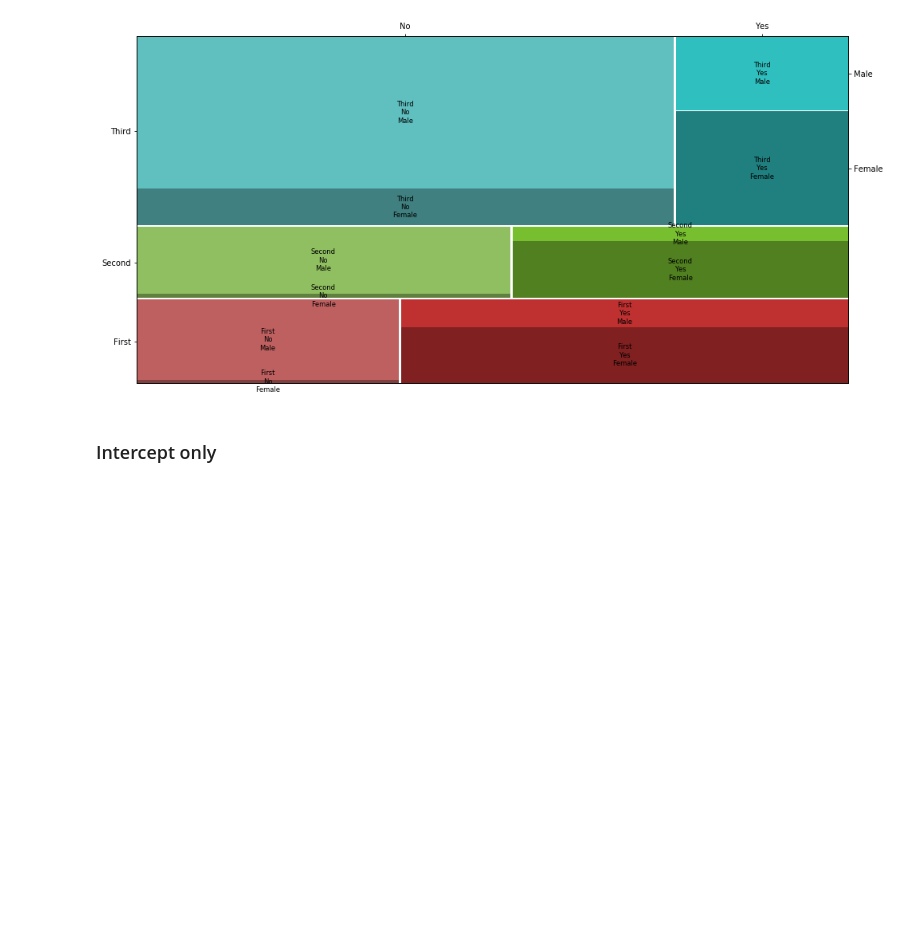
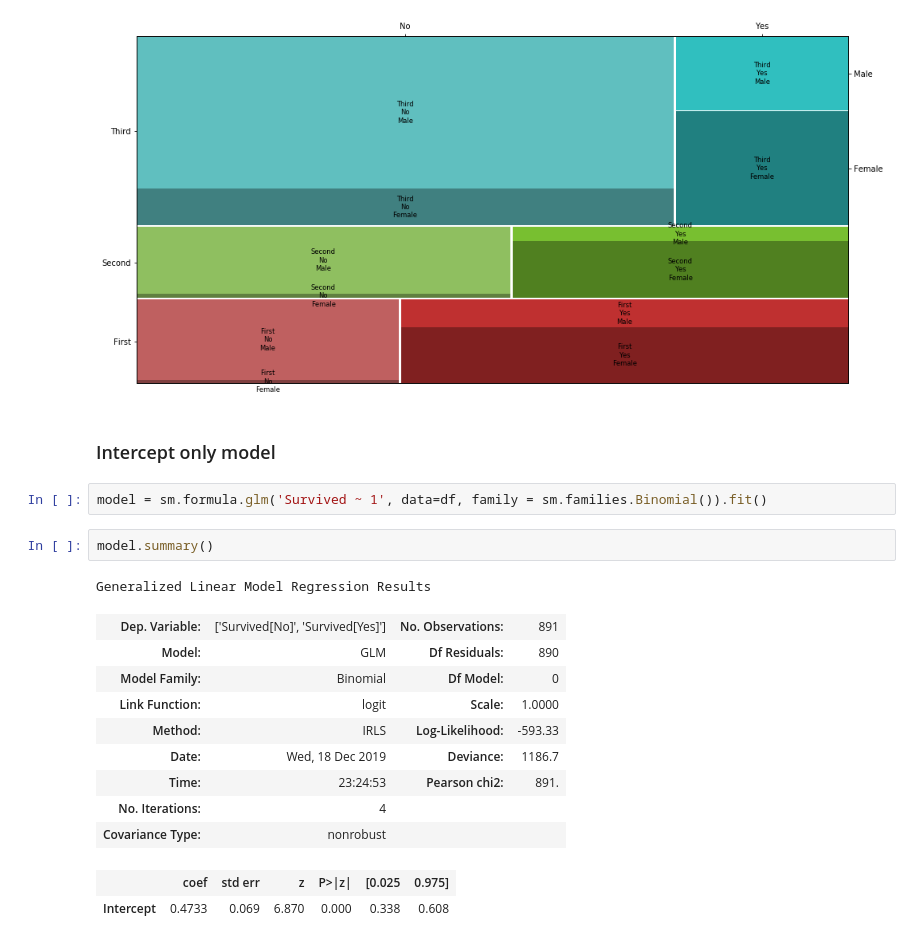
Before and after one commit to PavelVoroninR/Jupiter, a Jupyter notebook: Logistic Regression.ipynb, the cells around one changed output. Cells and saved outputs as stored; diff of their text form; blank space fills up the shorter version.

```diff
--- a/Logistic Regression.ipynb
+++ b/Logistic Regression.ipynb
@@ -38,4 +38,21 @@ my_plot = mosaic(pd.crosstab([df.Pclass, df.Survived], df.Sex).stack(), horizont
 # %% [output]
 [figure]
 # %% [markdown]
-### Intercept only
+### Intercept only model
+# %%
+model = sm.formula.glm('Survived ~ 1', data=df, family = sm.families.Binomial()).fit()
+# %%
+model.summary()
+# %% [output]
+Generalized Linear Model Regression Results
+| Dep. Variable: | ['Survived[No]', 'Survived[Yes]'] | No. Observations: | 891 |
+| Model: | GLM | Df Residuals: | 890 |
+| Model Family: | Binomial | Df Model: | 0 |
+| Link Function: | logit | Scale: | 1.0000 |
+| Method: | IRLS | Log-Likelihood: | -593.33 |
+| Date: | Wed, 18 Dec 2019 | Deviance: | 1186.7 |
+| Time: | 23:24:53 | Pearson chi2: | 891. |
+| No. Iterations: | 4 |  |  |
+| Covariance Type: | nonrobust |  |  |
+|  | coef | std err | z | P>|z| | [0.025 | 0.975] |
+| Intercept | 0.4733 | 0.069 | 6.870 | 0.000 | 0.338 | 0.608 |
```
